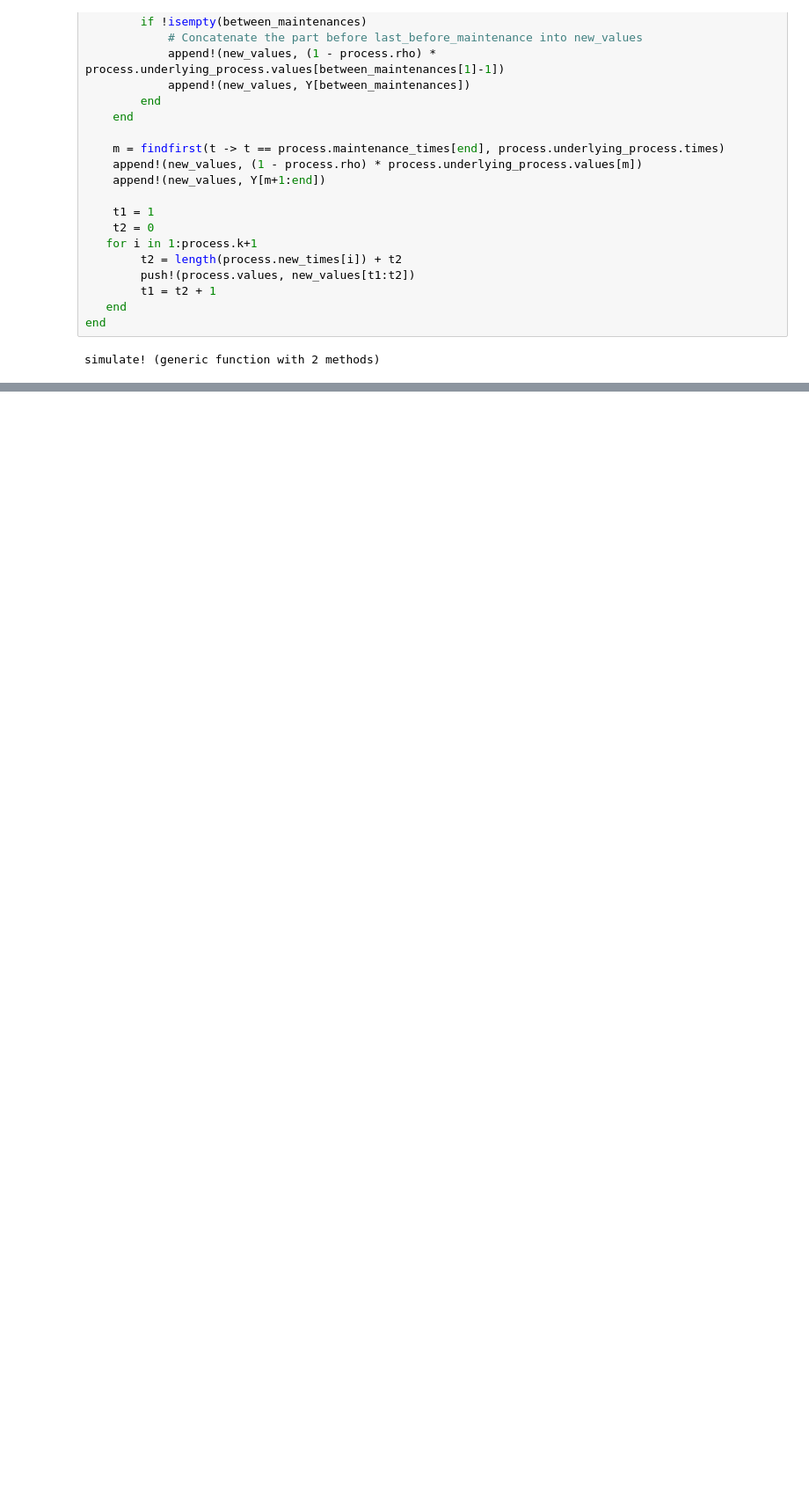
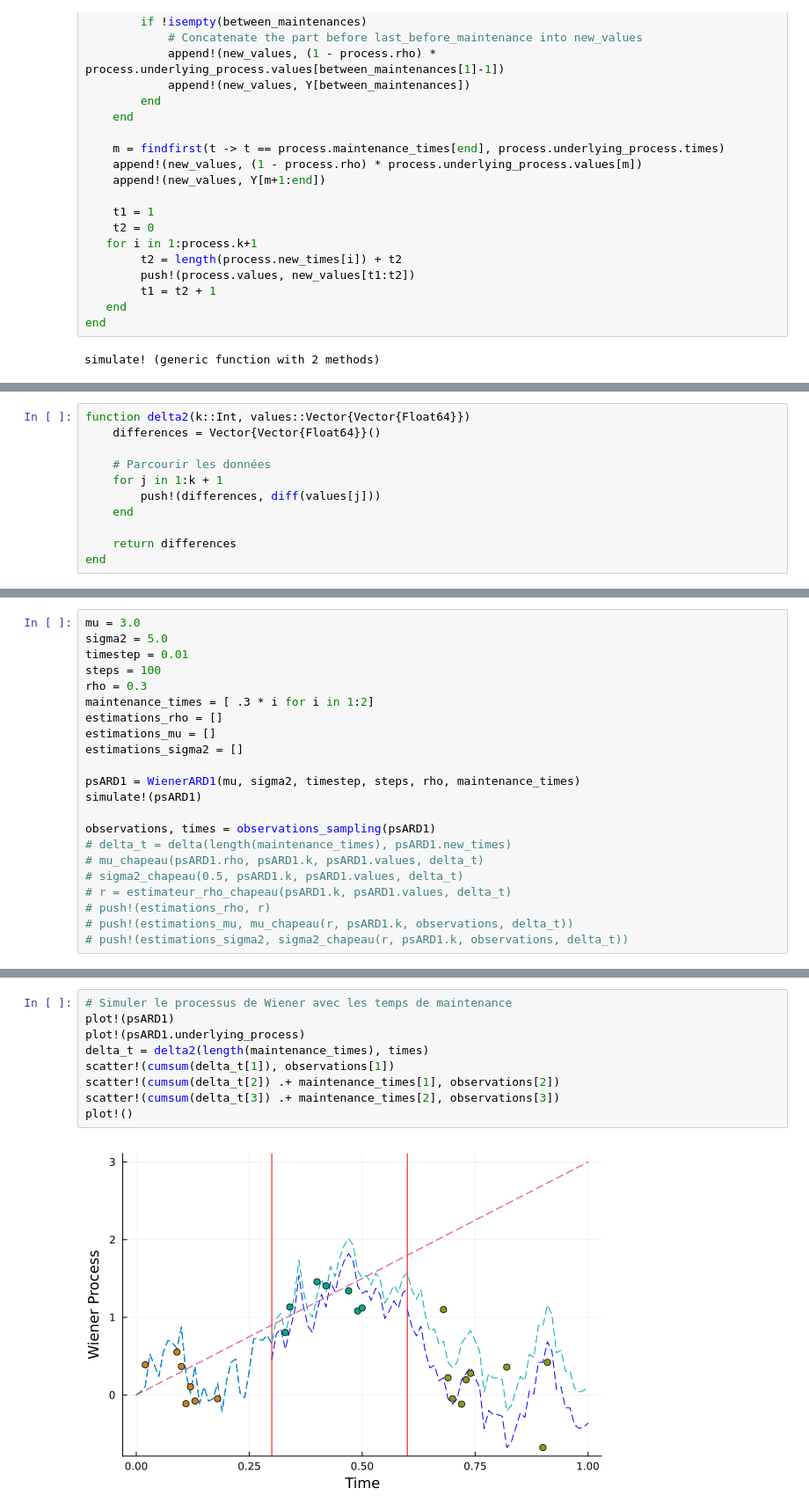
Before and after one commit to FaidYoussef/JuliaStatsProject, a Jupyter notebook: notebooks/test.ipynb, the cells around one changed output, grey strips where cells are left out. Shown at 88% size. Drawn from its saved outputs; the diff is of its cells as text; blank space fills up the shorter version.

```diff
--- a/notebooks/test.ipynb
+++ b/notebooks/test.ipynb
@@ -436,0 +412,11 @@ Any[0.30000000000000004, 0.30000000000000004, 0.30000000000000004, 0.30000000000
+# %%
+function delta2(k::Int, values::Vector{Vector{Float64}})
+    differences = Vector{Vector{Float64}}()
+
+    # Parcourir les données
+    for j in 1:k + 1
+        push!(differences, diff(values[j]))
+    end
+
+    return differences
+end
@@ -436,0 +543,22 @@ Any[0.30000000000000004, 0.30000000000000004, 0.30000000000000004, 0.30000000000
+# %%
+mu = 3.0
+sigma2 = 5.0
+timestep = 0.01
+steps = 100
+rho = 0.3
+maintenance_times = [ .3 * i for i in 1:2]
+estimations_rho = []
+estimations_mu = []
+estimations_sigma2 = []
+
+psARD1 = WienerARD1(mu, sigma2, timestep, steps, rho, maintenance_times)
+simulate!(psARD1)
+
+observations, times = observations_sampling(psARD1)
+# delta_t = delta(length(maintenance_times), psARD1.new_times)
+# mu_chapeau(psARD1.rho, psARD1.k, psARD1.values, delta_t)
+# sigma2_chapeau(0.5, psARD1.k, psARD1.values, delta_t)
+# r = estimateur_rho_chapeau(psARD1.k, psARD1.values, delta_t)
+# push!(estimations_rho, r)
+# push!(estimations_mu, mu_chapeau(r, psARD1.k, observations, delta_t))
+# push!(estimations_sigma2, sigma2_chapeau(r, psARD1.k, observations, delta_t))
@@ -436,0 +567,11 @@ Any[0.30000000000000004, 0.30000000000000004, 0.30000000000000004, 0.30000000000
+# %%
+# Simuler le processus de Wiener avec les temps de maintenance
+plot!(psARD1)
+plot!(psARD1.underlying_process)
+delta_t = delta2(length(maintenance_times), times)
+scatter!(cumsum(delta_t[1]), observations[1])
+scatter!(cumsum(delta_t[2]) .+ maintenance_times[1], observations[2])
+scatter!(cumsum(delta_t[3]) .+ maintenance_times[2], observations[3])
+plot!()
+# %% [output]
+[figure, added]
```
Also changed, not shown: parts of 72 cells of this notebook, 1 other file.
